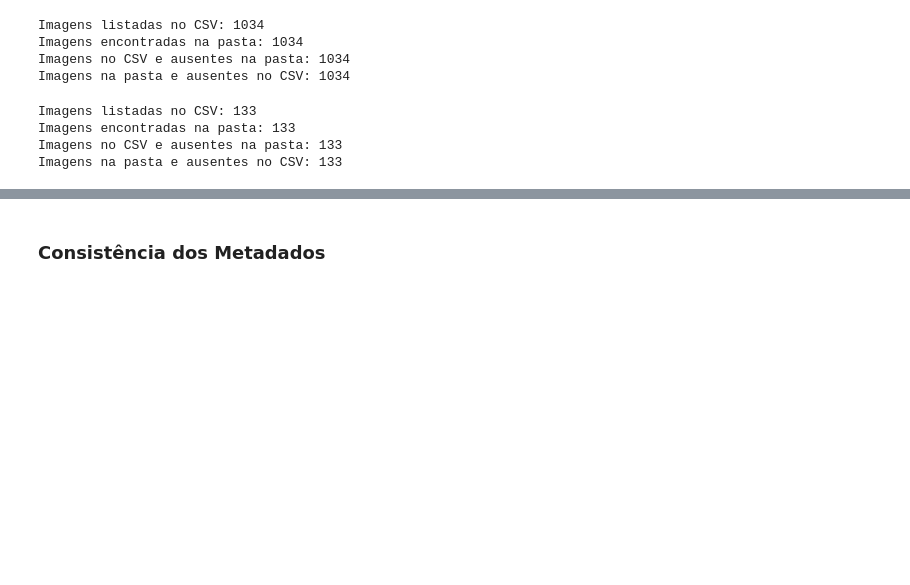
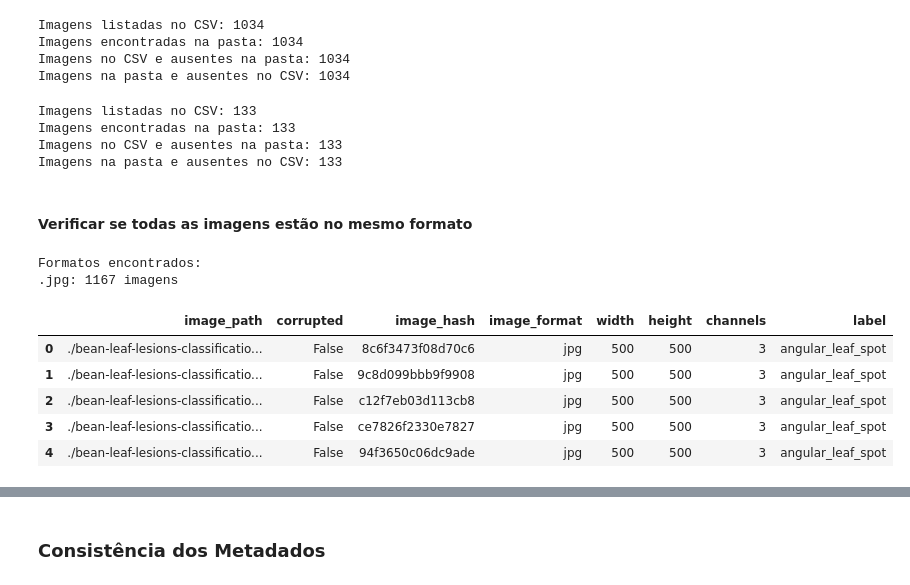
Before and after one commit to engcriscunha/avanti-bean-leaf-classification, a Jupyter notebook: squad_03_bean_leaf_classification.ipynb, the cells around one changed output, grey strips where cells are left out. Saved outputs shown, nothing was run; the diff lists cells and outputs as text; code cells hidden in the pictures; blank space fills up the shorter version.

```diff
--- a/squad_03_bean_leaf_classification.ipynb
+++ b/squad_03_bean_leaf_classification.ipynb
@@ -221,3 +221,36 @@ Imagens listadas no CSV: 133
 Imagens encontradas na pasta: 133
 Imagens no CSV e ausentes na pasta: 133
 Imagens na pasta e ausentes no CSV: 133
+# %% [markdown]
+#### Verificar se todas as imagens estão no mesmo formato
+# %%
+import os
+from collections import Counter
+
+root = "./bean-leaf-lesions-classification"
+
+formatos = []
+
+# Percorre todas as pastas do dataset
+for conjunto in ["train", "val"]:
+    pasta_conjunto = os.path.join(root, conjunto)
+
+    for classe in os.listdir(pasta_conjunto):
+        pasta_classe = os.path.join(pasta_conjunto, classe)
+
+        if not os.path.isdir(pasta_classe):
+            continue
+
+        for arquivo in os.listdir(pasta_classe):
+            extensao = os.path.splitext(arquivo)[1].lower()
+            formatos.append(extensao)
+
+# Conta quantos arquivos existem de cada formato
+contagem = Counter(formatos)
+
+print("Formatos encontrados:")
+for formato, quantidade in contagem.items():
+    print(f"{formato}: {quantidade} imagens")
+# %% [output]
+Formatos encontrados:
+.jpg: 1167 imagens
@@ -223,0 +259,9 @@ Imagens na pasta e ausentes no CSV: 133
+# %%
+df.head()
+# %% [output]
+|  | image_path | corrupted | image_hash | image_format | width | height | channels | label |
+| 0 | ./bean-leaf-lesions-classificatio... | False | 8c6f3473f08d70c6 | jpg | 500 | 500 | 3 | angular_leaf_spot |
+| 1 | ./bean-leaf-lesions-classificatio... | False | 9c8d099bbb9f9908 | jpg | 500 | 500 | 3 | angular_leaf_spot |
+| 2 | ./bean-leaf-lesions-classificatio... | False | c12f7eb03d113cb8 | jpg | 500 | 500 | 3 | angular_leaf_spot |
+| 3 | ./bean-leaf-lesions-classificatio... | False | ce7826f2330e7827 | jpg | 500 | 500 | 3 | angular_leaf_spot |
+| 4 | ./bean-leaf-lesions-classificatio... | False | 94f3650c06dc9ade | jpg | 500 | 500 | 3 | angular_leaf_spot |
```
Also changed, not shown: parts of 4 cells of this notebook.
